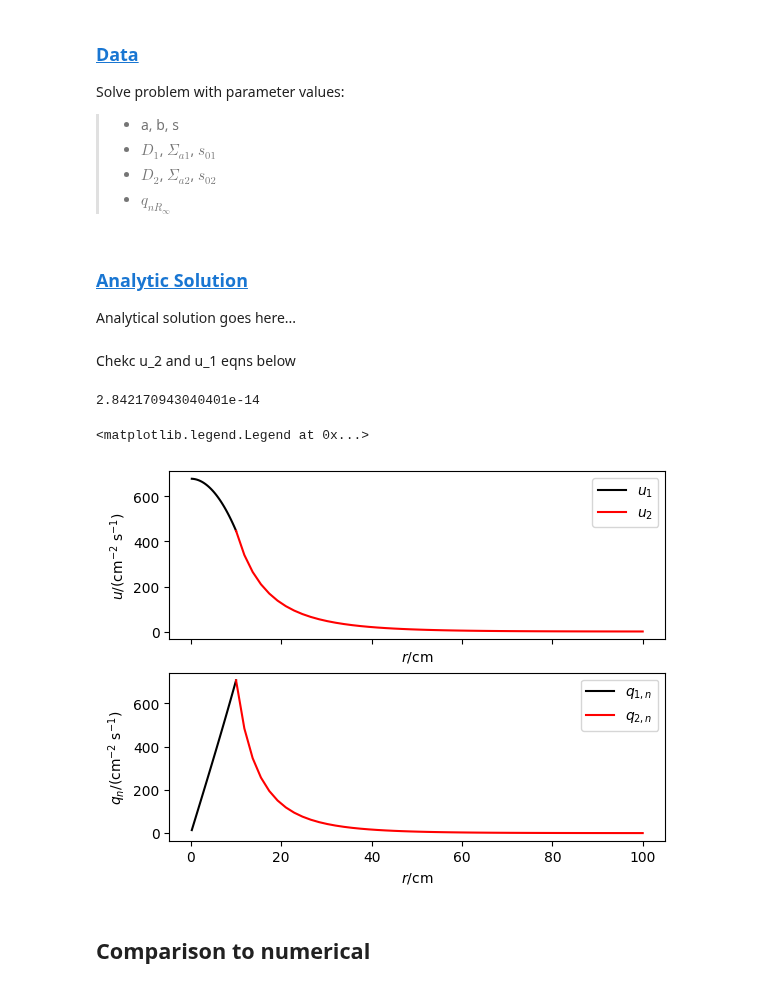
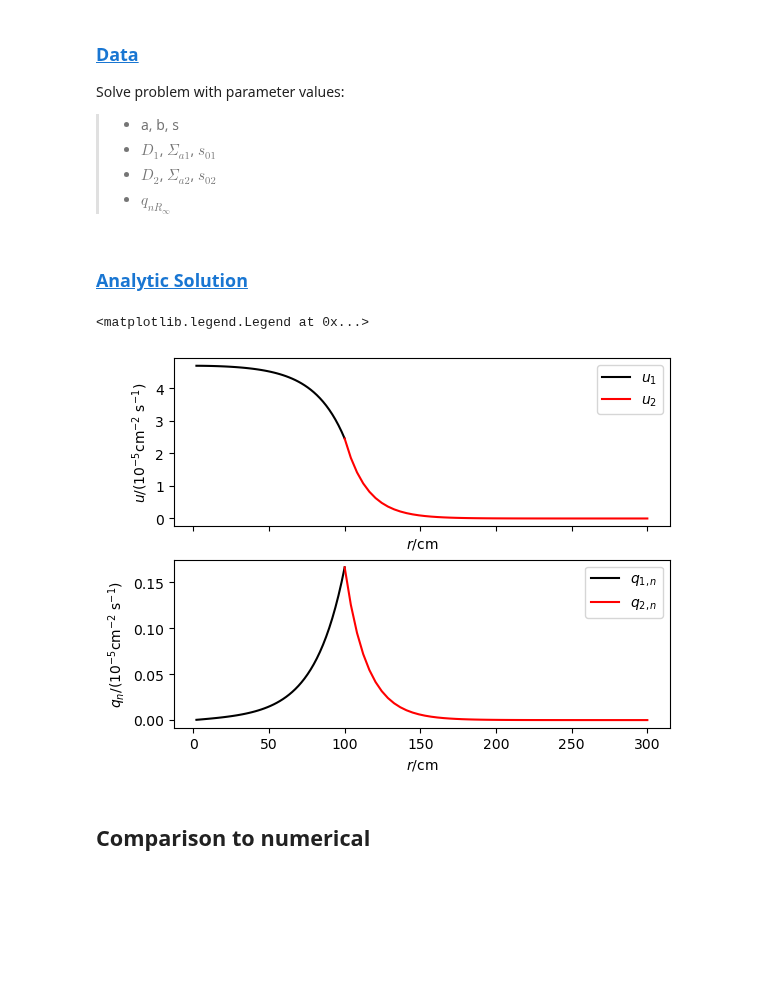
Before and after one commit to dpploy/engy-4390, a Jupyter notebook: projects/2024/neutron-ball/report-analytical.ipynb, the cells around one changed output. Drawn from its saved outputs; the diff is of its cells as text; code cells hidden in the pictures; blank space fills up the shorter version.

```diff
--- a/projects/2024/neutron-ball/report-analytical.ipynb
+++ b/projects/2024/neutron-ball/report-analytical.ipynb
@@ -313,11 +314,11 @@ unit.um = unit.micro*unit.meter
 
 r_0 = 0*unit.cm
 r_R = 100*unit.cm
-r_oo = 1000*unit.cm  # infinity
+r_oo = 300*unit.cm  # infinity
 
-r_0 = 0*unit.cm
-r_R = 10*unit.cm
-r_oo = 100*unit.cm  # infinity
+# r_0 = 0*unit.cm
+# r_R = 10*unit.cm
+# r_oo = 100*unit.cm  # infinity
 # %%
 '''Domain'''
 def show_domain(r_R, r_oo):
@@ -356,8 +357,6 @@ Solve problem with parameter values:
 > + $q_{nR_\infty}$
 # %% [markdown]
 ### [Analytic Solution](#toc)<a id="analyticalsol"></a>
-
-Analytical solution goes here...
 # %%
 '''Gathering variables'''
 import math
@@ -409,5 +405,3 @@ from scipy.linalg import solve
-# %% [markdown]
-Chekc u_2 and u_1 eqns below
 # %%
 '''Functions'''
 def u_1(r):
@@ -425,35 +419,31 @@ def q_1(r):
 def q_2(r):
     '''Flux of region 2 over distance r'''
     return c_2* diffusion_coeff_2 *np.e**(-r/l_2) * ( 1/(l_1*r) + r**-2)
-
-u_1(r_R)-u_2(r_R)
-# %% [output]
-2.842170943040401e-14
 # %%
 '''Plotting'''
 import matplotlib.pyplot as plt
 
 r_range_1 = np.linspace(r_0, r_R)[1:]
 r_range_2 = np.linspace(r_R, r_oo)
 
 fig, ax = plt.subplots(2,1, sharex=True)
-ax[0].errorbar(x = r_range_1/unit.cm, y = u_1(r_range_1)/(unit.cm**-2 * unit.second**-1)*1e5, label = r'$u_1$',
+ax[0].errorbar(x = r_range_1/unit.cm, y = u_1(r_range_1)/(1e-5*unit.cm**-2 * unit.second**-1), label = r'$u_1$',
             color = 'k')
-ax[0].errorbar(x = r_range_2/unit.cm, y = u_2(r_range_2)/(unit.cm**-2 * unit.second**-1)*1e5, label = r'$u_2$',
+ax[0].errorbar(x = r_range_2/unit.cm, y = u_2(r_range_2)/(1e-5*unit.cm**-2 * unit.second**-1), label = r'$u_2$',
             color = 'r')
 ax[0].set_xlabel(r'$r/\mathrm{cm}$')
-ax[0].set_ylabel(r'$u/(\mathrm{cm^{-2}~s^{-1}})$')
+ax[0].set_ylabel(r'$u/(\mathrm{10^{-5}cm^{-2}~s^{-1}})$')
 ax[0].legend()
 
-ax[1].errorbar(x = r_range_1/unit.cm, y = q_1(r_range_1)/(unit.cm * unit.second**-1), label = r'$q_{1,n}$',
+ax[1].errorbar(x = r_range_1/unit.cm, y = q_1(r_range_1)/(1e-5*unit.cm**-2 * unit.second**-1), label = r'$q_{1,n}$',
             color = 'k')
-ax[1].errorbar(x = r_range_2/unit.cm, y = q_2(r_range_2)/(unit.cm * unit.second**-1), label = r'$q_{2,n}$',
+ax[1].errorbar(x = r_range_2/unit.cm, y = q_2(r_range_2)/(1e-5*unit.cm**-2 * unit.second**-1), label = r'$q_{2,n}$',
             color = 'r')
 ax[1].set_xlabel(r'$r/\mathrm{cm}$')
-ax[1].set_ylabel(r'$q_n/(\mathrm{cm^{-2}~s^{-1}})$')
+ax[1].set_ylabel(r'$q_n/(\mathrm{10^{-5}cm^{-2}~s^{-1}})$')
 ax[1].legend()
 # %% [output]
 <matplotlib.legend.Legend at 0x...>
-[figure, old version]
+[figure, new version]
 # %% [markdown]
 ## Comparison to numerical
```
Also changed, not shown: parts of 10 cells of this notebook.
